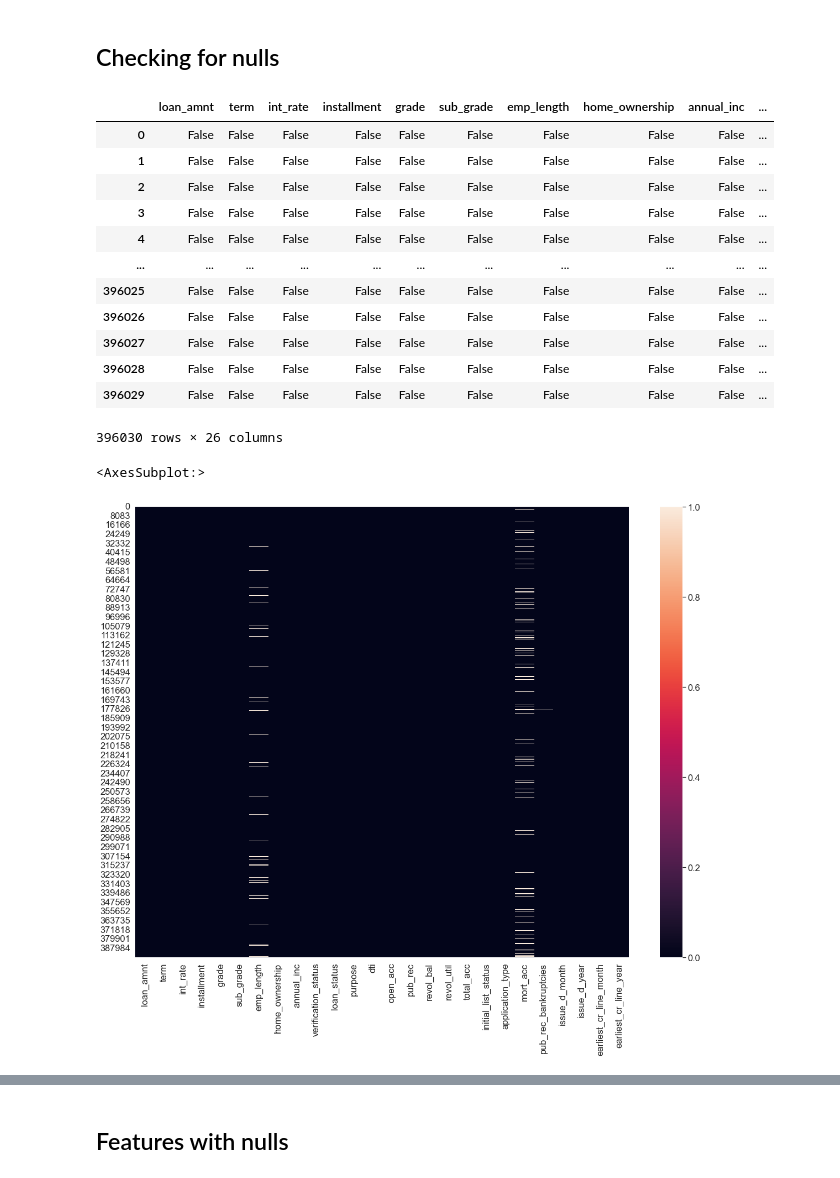
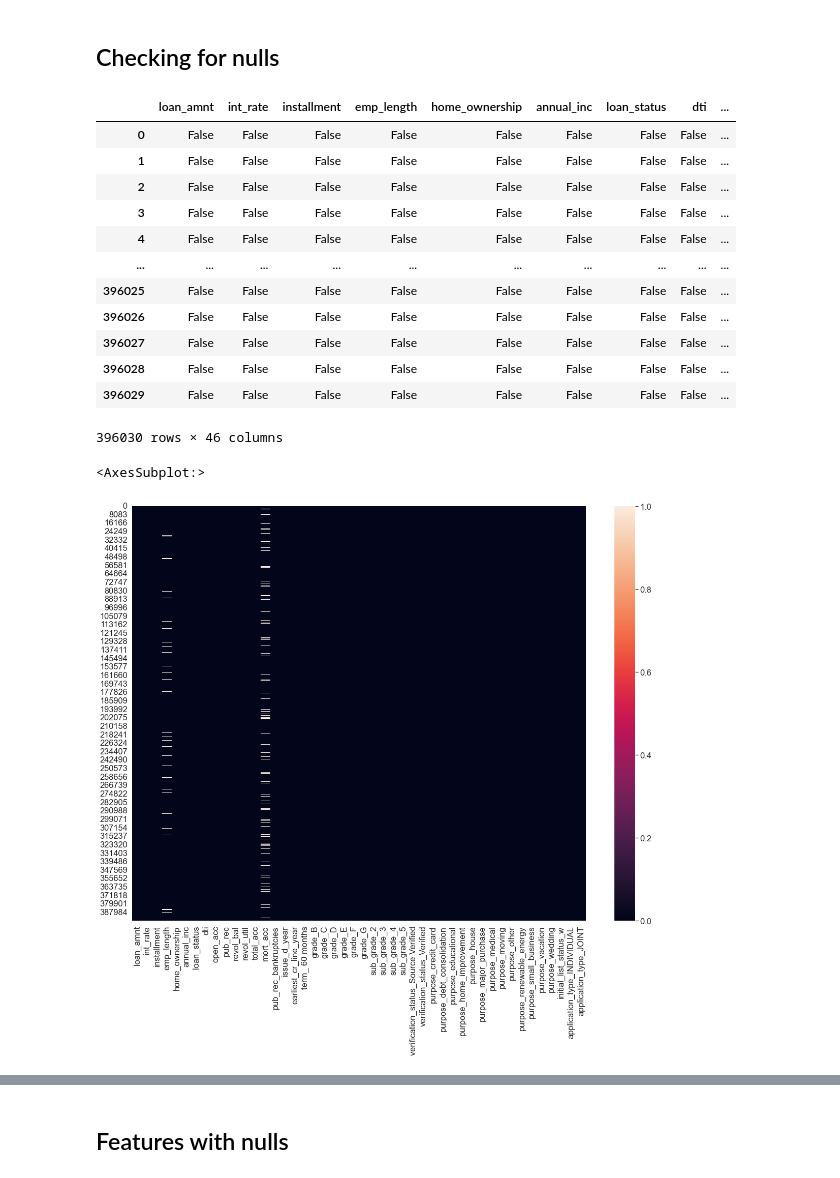
Before and after one commit to Ganesh4693/Lending-Club, a Jupyter notebook: lending.ipynb, the cells around one changed output, grey strips where cells are left out. Cells and saved outputs as stored; diff of their text form; code cells hidden in the pictures.

```diff
--- a/lending.ipynb
+++ b/lending.ipynb
@@ -1206,0 +1445,2 @@ sns.histplot(data3.earliest_cr_line_year,bins=100)
+# %%
+data5=data4.copy()
@@ -1206,0 +1480,3 @@ sns.histplot(data3.earliest_cr_line_year,bins=100)
+# %%
+dummies=pd.get_dummies(data5.select_dtypes('object').drop(['emp_length','home_ownership'],axis=1),drop_first=True)
+dummies.info()
@@ -1206,0 +1503,3 @@ sns.histplot(data3.earliest_cr_line_year,bins=100)
+# %%
+data5.drop(data5.select_dtypes('object').drop(['emp_length','home_ownership'],axis=1).columns.to_list(),axis=1,inplace=True)
+data5.info()
@@ -1206,0 +1528,3 @@ sns.histplot(data3.earliest_cr_line_year,bins=100)
+# %%
+data6=pd.concat([data5,dummies],axis=1)
+data6.info()
@@ -1229,25 +1551,25 @@ memory usage: 75.9+ MB
 # %% [markdown]
 ## Checking for nulls
 # %%
-data3.isnull()
+data6.isnull()
 # %% [output]
-|  | loan_amnt | term | int_rate | installment | grade | sub_grade | emp_length | home_ownership | annual_inc | ... |
-| 0 | False | False | False | False | False | False | False | False | False | ... |
-| 1 | False | False | False | False | False | False | False | False | False | ... |
-| 2 | False | False | False | False | False | False | False | False | False | ... |
-| 3 | False | False | False | False | False | False | False | False | False | ... |
-| 4 | False | False | False | False | False | False | False | False | False | ... |
-| ... | ... | ... | ... | ... | ... | ... | ... | ... | ... | ... |
-| 396025 | False | False | False | False | False | False | False | False | False | ... |
-| 396026 | False | False | False | False | False | False | False | False | False | ... |
-| 396027 | False | False | False | False | False | False | False | False | False | ... |
-| 396028 | False | False | False | False | False | False | False | False | False | ... |
-| 396029 | False | False | False | False | False | False | False | False | False | ... |
+|  | loan_amnt | int_rate | installment | emp_length | home_ownership | annual_inc | loan_status | dti | ... |
+| 0 | False | False | False | False | False | False | False | False | ... |
+| 1 | False | False | False | False | False | False | False | False | ... |
+| 2 | False | False | False | False | False | False | False | False | ... |
+| 3 | False | False | False | False | False | False | False | False | ... |
+| 4 | False | False | False | False | False | False | False | False | ... |
+| ... | ... | ... | ... | ... | ... | ... | ... | ... | ... |
+| 396025 | False | False | False | False | False | False | False | False | ... |
+| 396026 | False | False | False | False | False | False | False | False | ... |
+| 396027 | False | False | False | False | False | False | False | False | ... |
+| 396028 | False | False | False | False | False | False | False | False | ... |
+| 396029 | False | False | False | False | False | False | False | False | ... |
-396030 rows × 26 columns
+396030 rows × 46 columns
 # %%
 plt.figure(figsize=(20,15))
-sns.heatmap(data3.isnull())
+sns.heatmap(data6.isnull())
 # %% [output]
 <AxesSubplot:>
-[figure, old version]
+[figure, new version]
 # %%
```
Also changed, not shown: parts of 106 cells of this notebook.
